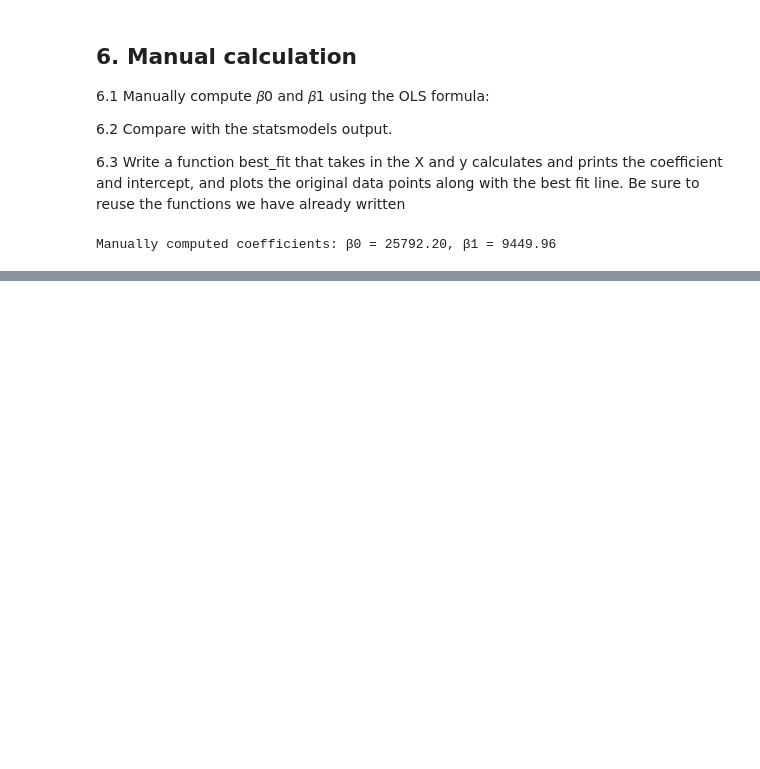
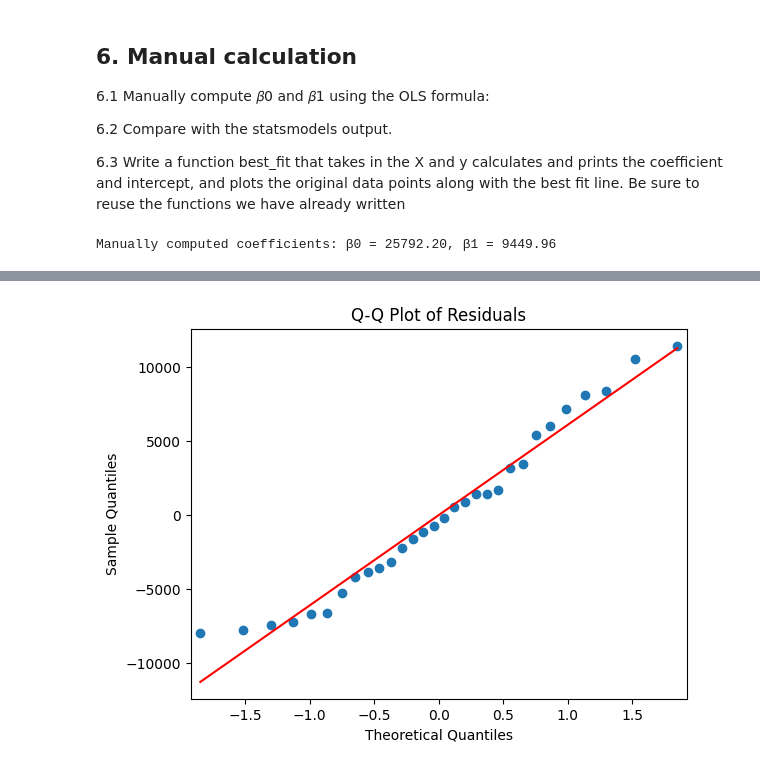
Before and after one commit to Owiti-Charles/Linear-Regression, a Jupyter notebook: Practce_test_Linear_reg.ipynb, the cells around one changed output, grey strips where cells are left out. Cells and saved outputs as stored; diff of their text form; code cells hidden in the pictures; blank space fills up the shorter version.

Commit message:
Assumptions

```diff
--- a/Practce_test_Linear_reg.ipynb
+++ b/Practce_test_Linear_reg.ipynb
@@ -203,0 +272,10 @@ Manually computed coefficients: β0 = 25792.20, β1 = 9449.96
+# %%
+# Normality of errors
+# Check for normality of errors using the Q-Q plot
+sm.qqplot(residuals, line='r')
+plt.title('Q-Q Plot of Residuals')
+plt.show()
+# QQ means
+# The Q-Q plot shows that the residuals are approximately normally distributed, as the points follow the diagonal line closely. This suggests that the assumption of normality is satisfied.
+# %% [output]
+[figure, added]
```
Also changed, not shown: parts of 11 cells of this notebook.
